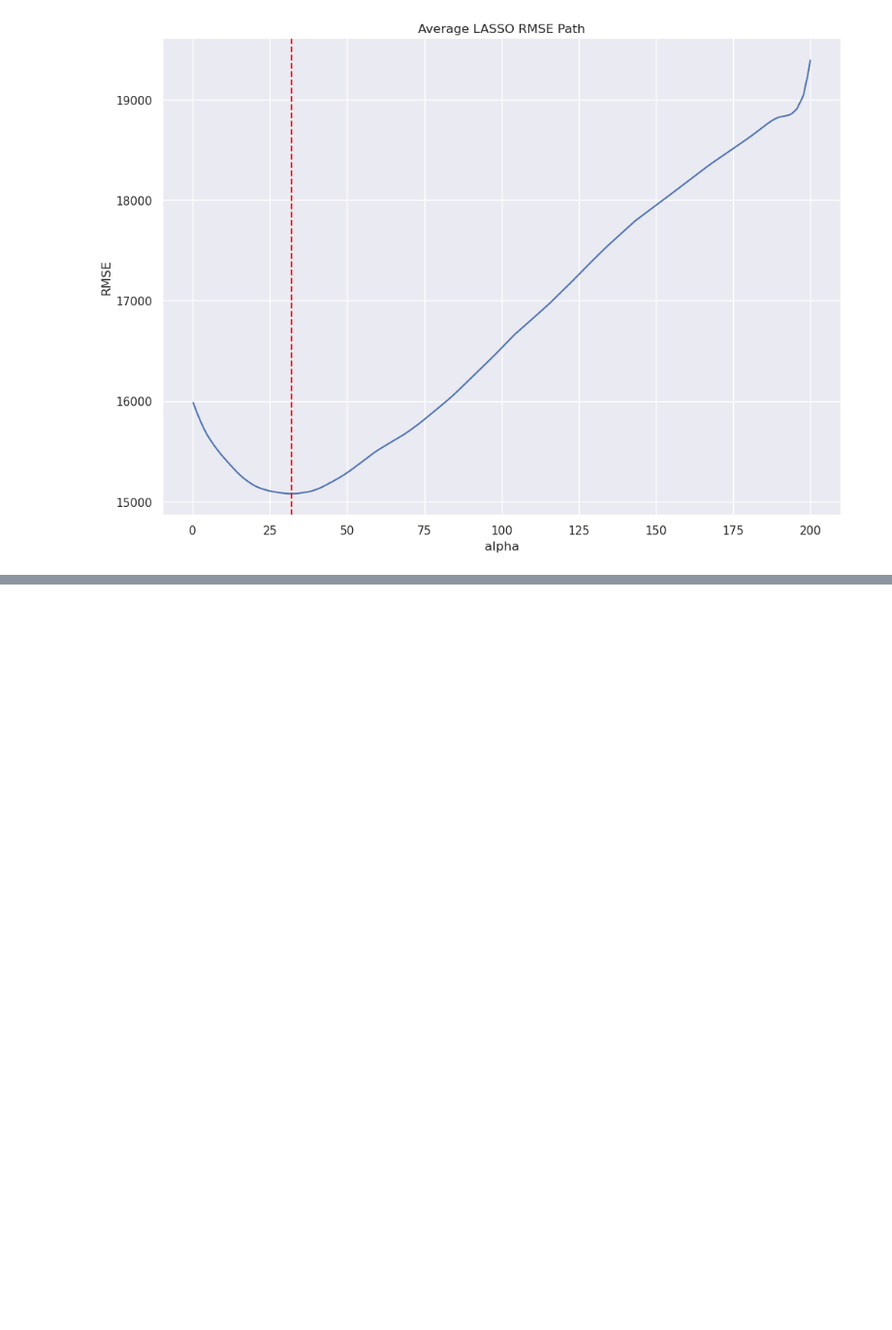
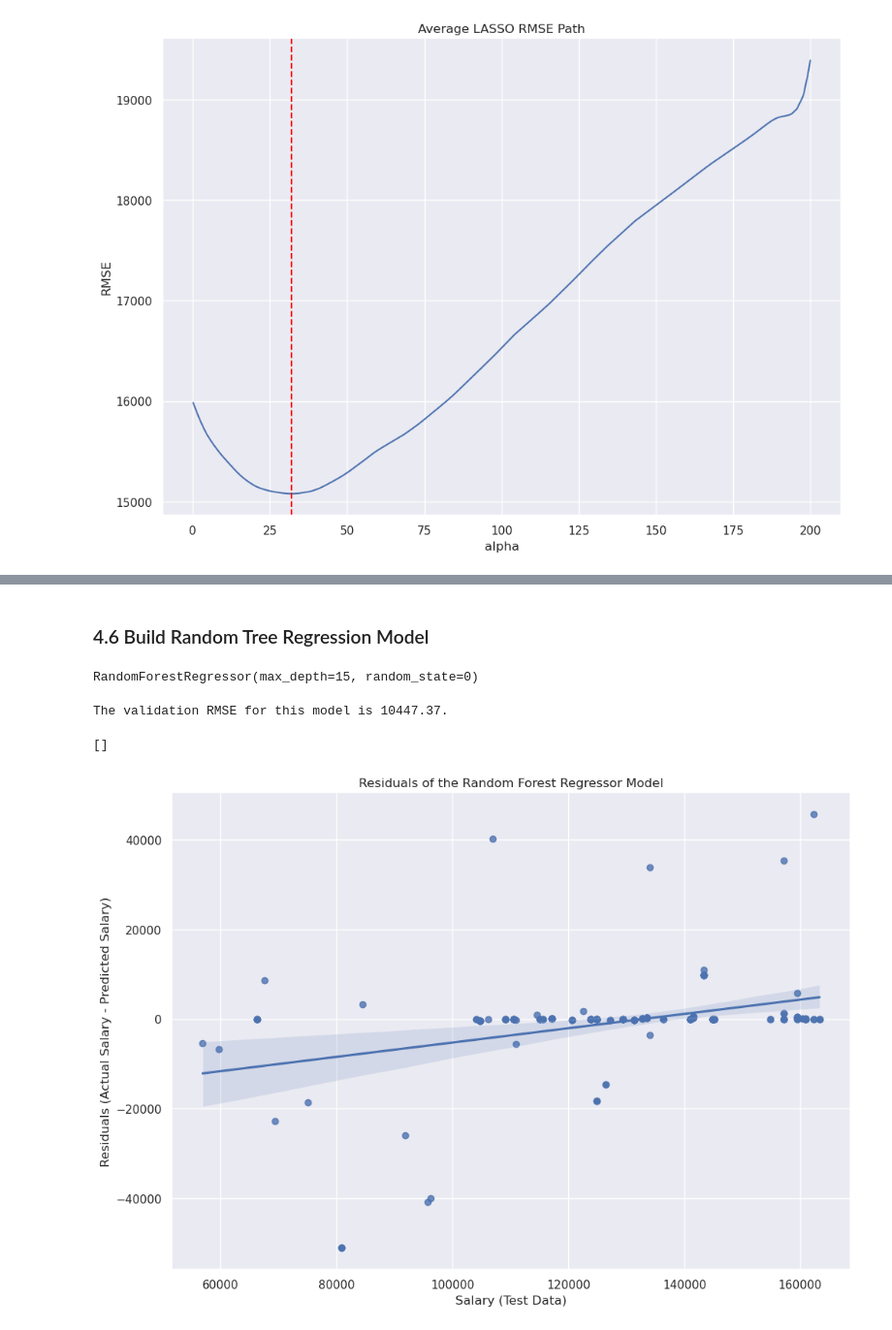
Before and after one commit to trav-d13/Data-Science-Job-Market-Analysis, a Jupyter notebook: eda.ipynb, the cells around one changed output, grey strips where cells are left out. Shown at 97% size. Cells and saved outputs as stored; diff of their text form; code cells hidden in the pictures; blank space fills up the shorter version.

```diff
--- a/eda.ipynb
+++ b/eda.ipynb
@@ -371,0 +416,28 @@ plt.plot()
+# %% [markdown]
+### 4.6 Build Random Tree Regression Model
+# %%
+X, y = process_data(df)  # Regenerate the test-train datasets
+X_train, X_test, y_train, y_test = train_test_split(X, y, test_size=0.2, random_state=42)
+y_test = y_test.astype(float)
+# %%
+rand_forest_model = RandomForestRegressor(n_estimators=100, bootstrap=True, random_state=0, max_depth=15)
+rand_forest_model.fit(X_train, y_train)
+# %% [output]
+RandomForestRegressor(max_depth=15, random_state=0)
+# %%
+y_predicted = rand_forest_model.predict(X_test).astype(float)
+print(f'The validation RMSE for this model is '
+      f'{round(rmse(y_test, y_predicted), 2)}.')
+# %% [output]
+The validation RMSE for this model is 10447.37.
+# %%
+# Plot residuals
+fm_residuals = y_test - y_predicted
+sns.regplot(x=y_test, y=fm_residuals)
+plt.xlabel('Salary (Test Data)')
+plt.ylabel('Residuals (Actual Salary - Predicted Salary)')
+plt.title('Residuals of the Random Forest Regressor Model')
+plt.plot()
+# %% [output]
+[]
+[figure, added]
```
Also changed, not shown: parts of 15 cells of this notebook.
